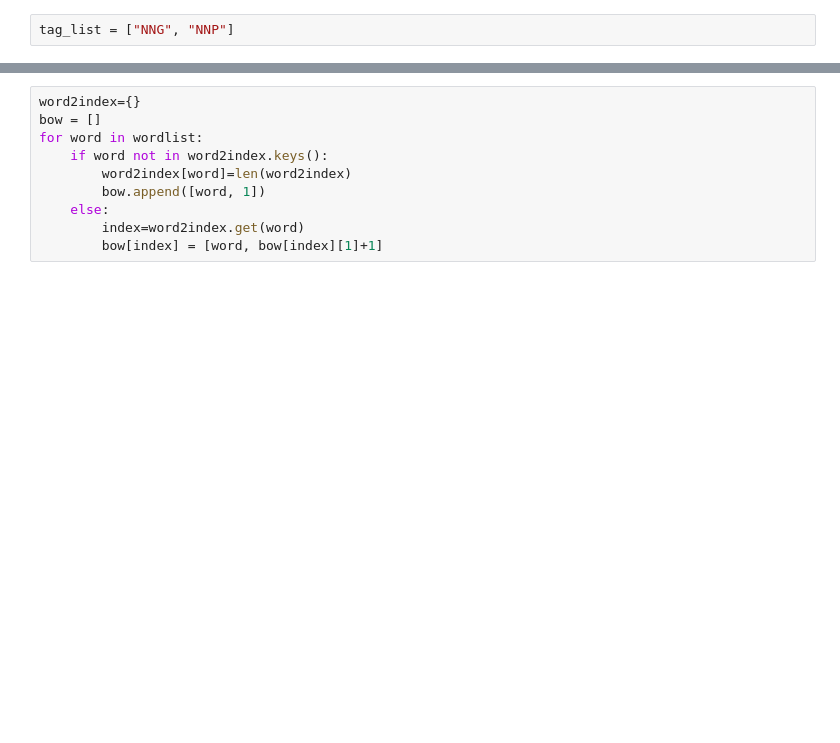
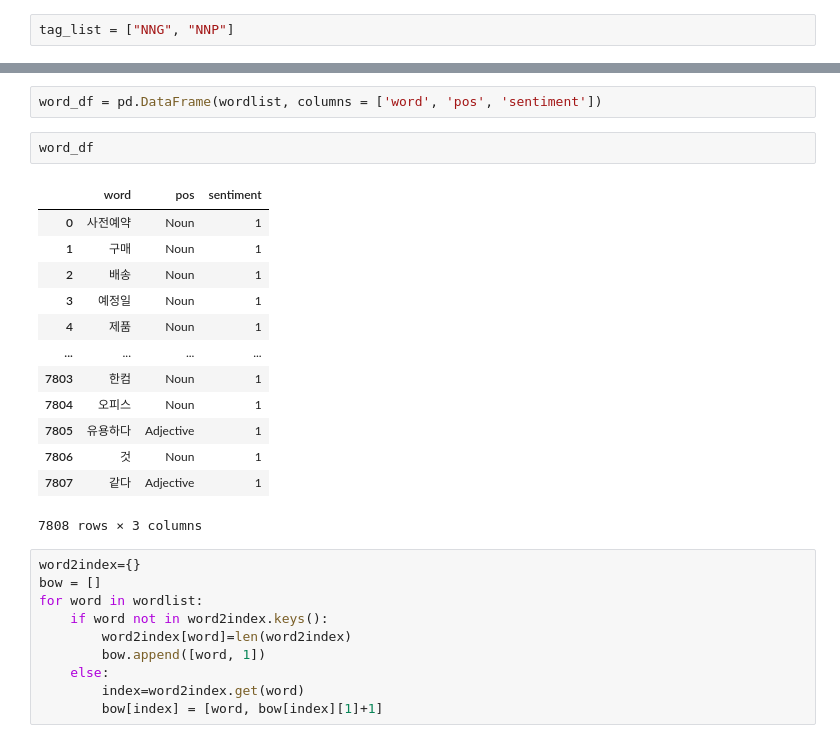
Before and after one commit to mycogno/wordcloud_model, a Jupyter notebook: keywording_test.ipynb, the cells around one changed output, grey strips where cells are left out. Cells and saved outputs as stored; diff of their text form; blank space fills up the shorter version.

```diff
--- a/keywording_test.ipynb
+++ b/keywording_test.ipynb
@@ -81,3 +114,21 @@ wordlist
+# %%
+word_df = pd.DataFrame(wordlist, columns = ['word', 'pos', 'sentiment'])
+# %%
+word_df
+# %% [output]
+|  | word | pos | sentiment |
+| 0 | 사전예약 | Noun | 1 |
+| 1 | 구매 | Noun | 1 |
+| 2 | 배송 | Noun | 1 |
+| 3 | 예정일 | Noun | 1 |
+| 4 | 제품 | Noun | 1 |
+| ... | ... | ... | ... |
+| 7803 | 한컴 | Noun | 1 |
+| 7804 | 오피스 | Noun | 1 |
+| 7805 | 유용하다 | Adjective | 1 |
+| 7806 | 것 | Noun | 1 |
+| 7807 | 같다 | Adjective | 1 |
+7808 rows × 3 columns
 # %%
 word2index={}
 bow = []
```
Also changed, not shown: parts of 38 cells of this notebook, 2 other files.
